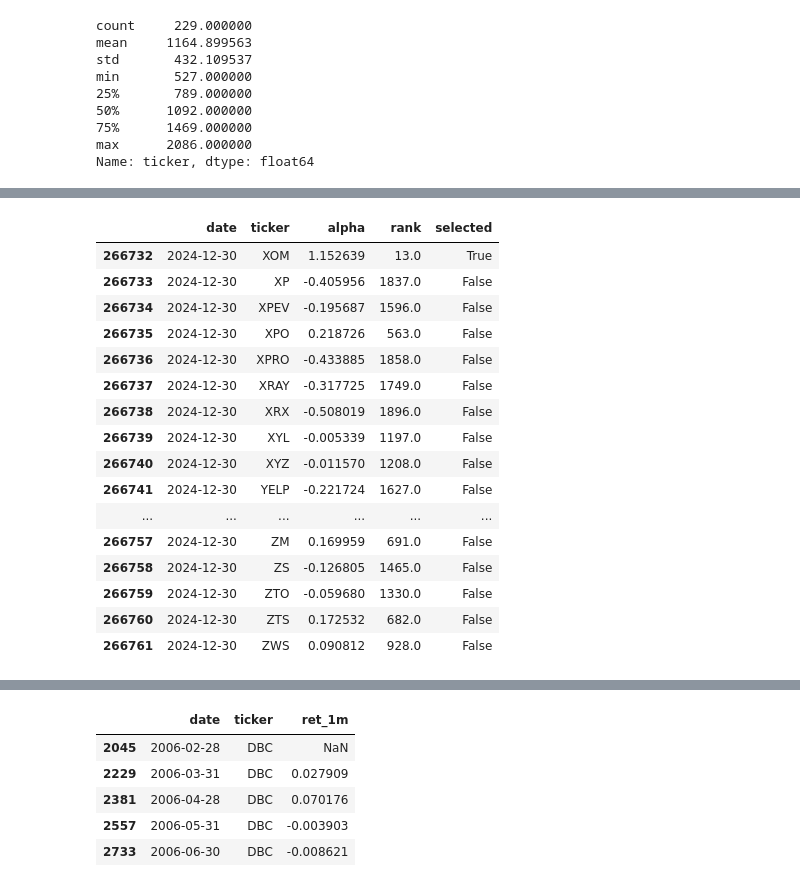
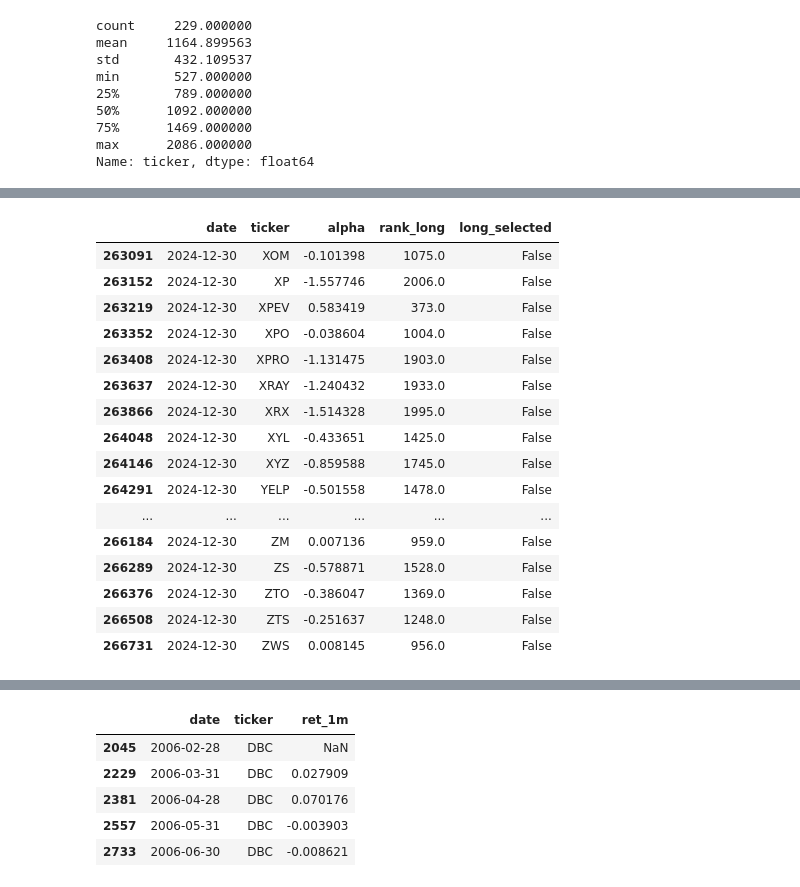
Before and after one commit to asm304/multi-asset-portfolio-framework, a Jupyter notebook: notebooks/01_download_data.ipynb, the cells around one changed output, grey strips where cells are left out. Saved outputs shown, nothing was run; the diff lists cells and outputs as text; code cells hidden in the pictures.

```diff
--- a/notebooks/01_download_data.ipynb
+++ b/notebooks/01_download_data.ipynb
@@ -434,23 +418,23 @@ alpha.shape
 # %%
-alpha[["date", "ticker", "alpha", "rank", "selected"]].tail(30)
+alpha[["date", "ticker", "alpha", "rank_long", "long_selected"]].tail(30)
 # %% [output]
-|  | date | ticker | alpha | rank | selected |
-| 266732 | 2024-12-30 | XOM | 1.152639 | 13.0 | True |
-| 266733 | 2024-12-30 | XP | -0.405956 | 1837.0 | False |
-| 266734 | 2024-12-30 | XPEV | -0.195687 | 1596.0 | False |
-| 266735 | 2024-12-30 | XPO | 0.218726 | 563.0 | False |
-| 266736 | 2024-12-30 | XPRO | -0.433885 | 1858.0 | False |
-| 266737 | 2024-12-30 | XRAY | -0.317725 | 1749.0 | False |
-| 266738 | 2024-12-30 | XRX | -0.508019 | 1896.0 | False |
-| 266739 | 2024-12-30 | XYL | -0.005339 | 1197.0 | False |
-| 266740 | 2024-12-30 | XYZ | -0.011570 | 1208.0 | False |
-| 266741 | 2024-12-30 | YELP | -0.221724 | 1627.0 | False |
+|  | date | ticker | alpha | rank_long | long_selected |
+| 263091 | 2024-12-30 | XOM | -0.101398 | 1075.0 | False |
+| 263152 | 2024-12-30 | XP | -1.557746 | 2006.0 | False |
+| 263219 | 2024-12-30 | XPEV | 0.583419 | 373.0 | False |
+| 263352 | 2024-12-30 | XPO | -0.038604 | 1004.0 | False |
+| 263408 | 2024-12-30 | XPRO | -1.131475 | 1903.0 | False |
+| 263637 | 2024-12-30 | XRAY | -1.240432 | 1933.0 | False |
+| 263866 | 2024-12-30 | XRX | -1.514328 | 1995.0 | False |
+| 264048 | 2024-12-30 | XYL | -0.433651 | 1425.0 | False |
+| 264146 | 2024-12-30 | XYZ | -0.859588 | 1745.0 | False |
+| 264291 | 2024-12-30 | YELP | -0.501558 | 1478.0 | False |
 | ... | ... | ... | ... | ... | ... |
-| 266757 | 2024-12-30 | ZM | 0.169959 | 691.0 | False |
-| 266758 | 2024-12-30 | ZS | -0.126805 | 1465.0 | False |
-| 266759 | 2024-12-30 | ZTO | -0.059680 | 1330.0 | False |
-| 266760 | 2024-12-30 | ZTS | 0.172532 | 682.0 | False |
-| 266761 | 2024-12-30 | ZWS | 0.090812 | 928.0 | False |
+| 266184 | 2024-12-30 | ZM | 0.007136 | 959.0 | False |
+| 266289 | 2024-12-30 | ZS | -0.578871 | 1528.0 | False |
+| 266376 | 2024-12-30 | ZTO | -0.386047 | 1369.0 | False |
+| 266508 | 2024-12-30 | ZTS | -0.251637 | 1248.0 | False |
+| 266731 | 2024-12-30 | ZWS | 0.008145 | 956.0 | False |
 # %%
 alpha["alpha"].describe()
 # %% [output]
```
Also changed, not shown: parts of 49 cells of this notebook, 5 other files.
